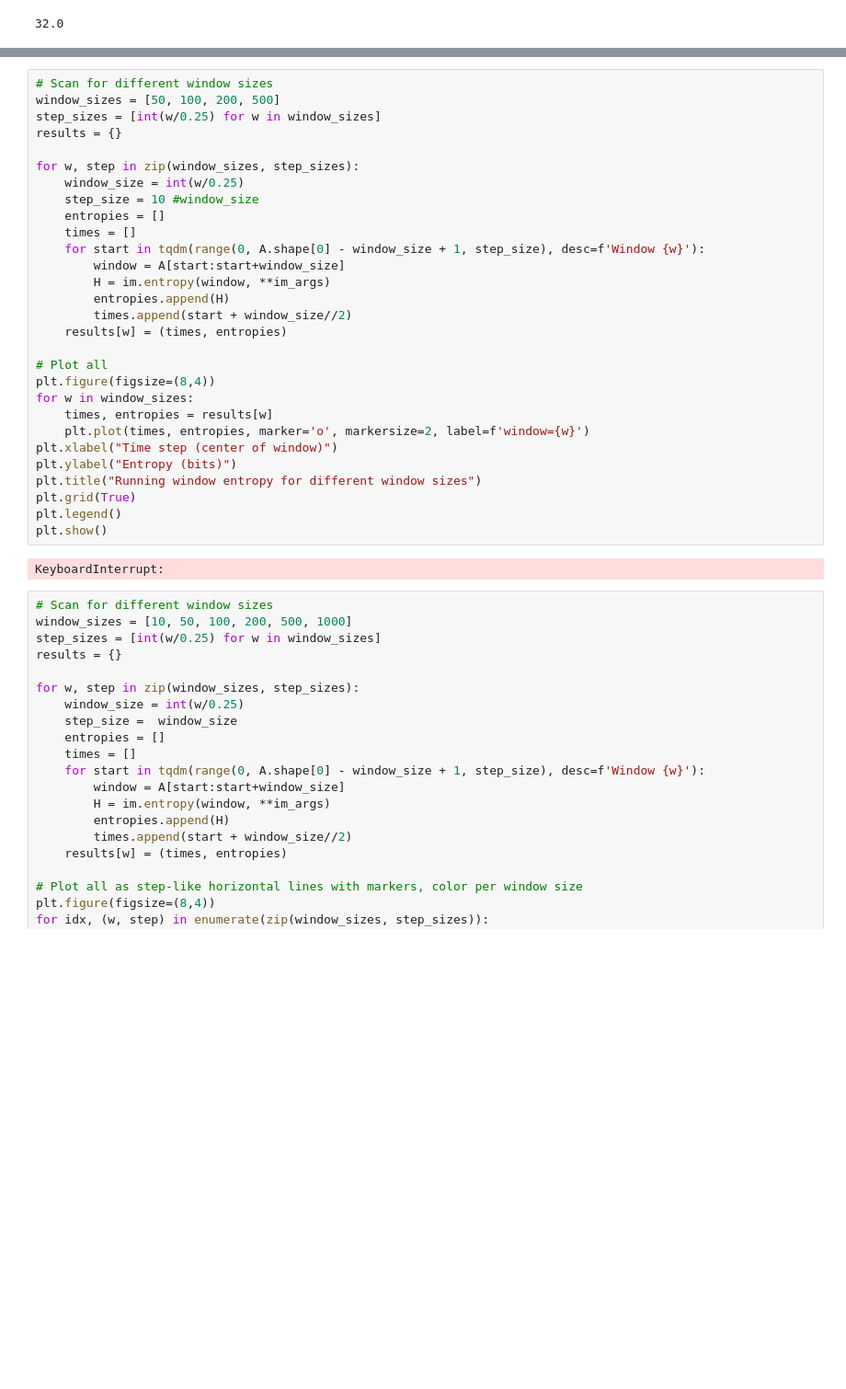
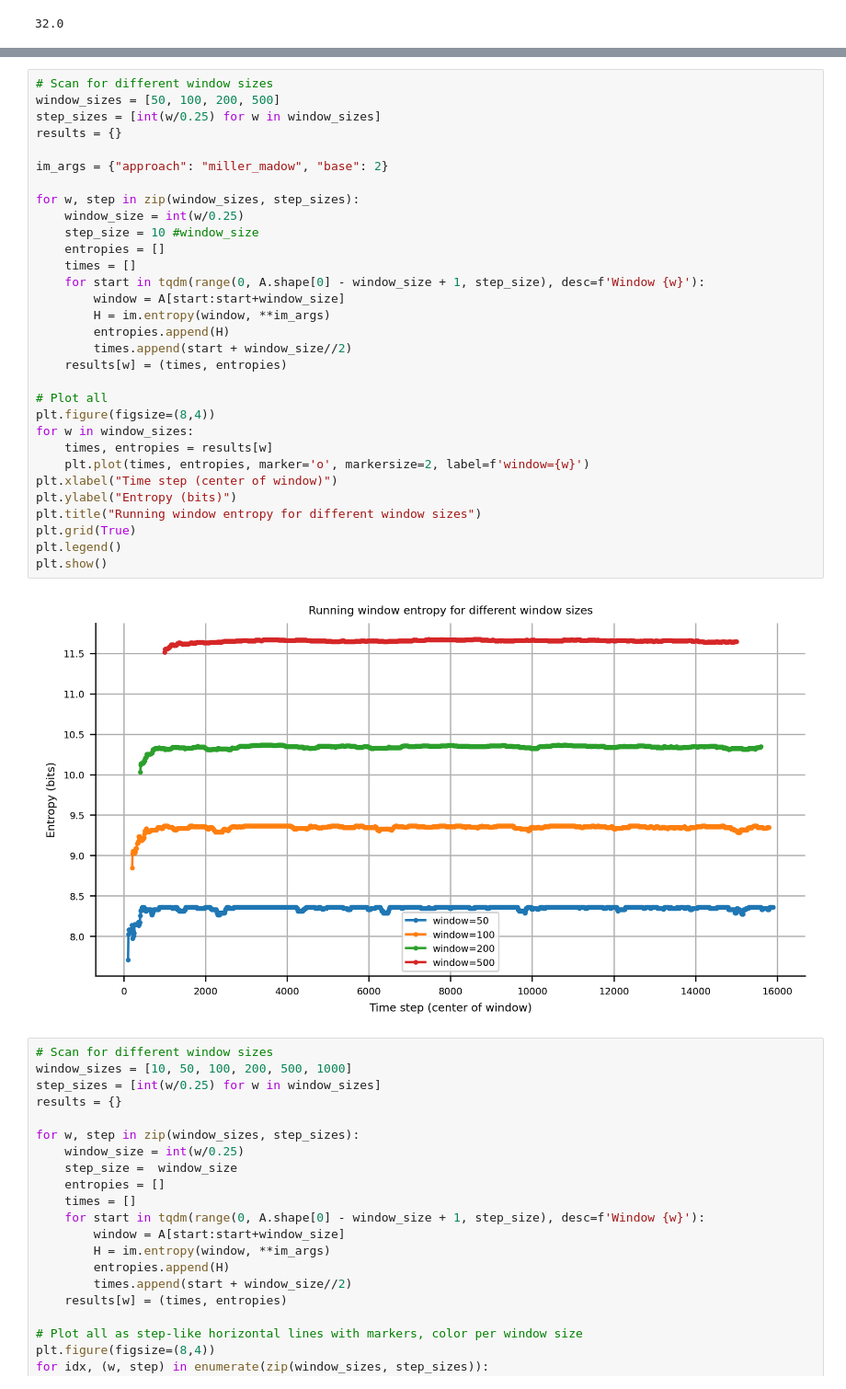
Before and after one commit to mjadiaz/rnjax, a Jupyter notebook: notebooks/resilience_measures.ipynb, the cells around one changed output, grey strips where cells are left out. Shown at 92% size. Cells and saved outputs as stored; diff of their text form; blank space fills up the shorter version.

```diff
--- a/notebooks/resilience_measures.ipynb
+++ b/notebooks/resilience_measures.ipynb
@@ -78,34 +202,36 @@ plt.show()
 # %%
 # Scan for different window sizes
 window_sizes = [50, 100, 200, 500]
 step_sizes = [int(w/0.25) for w in window_sizes]
 results = {}
+
+im_args = {"approach": "miller_madow", "base": 2}
 
 for w, step in zip(window_sizes, step_sizes):
     window_size = int(w/0.25)
     step_size = 10 #window_size
     entropies = []
     times = []
     for start in tqdm(range(0, A.shape[0] - window_size + 1, step_size), desc=f'Window {w}'):
         window = A[start:start+window_size]
         H = im.entropy(window, **im_args)
         entropies.append(H)
         times.append(start + window_size//2)
     results[w] = (times, entropies)
 
 # Plot all
 plt.figure(figsize=(8,4))
 for w in window_sizes:
     times, entropies = results[w]
     plt.plot(times, entropies, marker='o', markersize=2, label=f'window={w}')
 plt.xlabel("Time step (center of window)")
 plt.ylabel("Entropy (bits)")
 plt.title("Running window entropy for different window sizes")
 plt.grid(True)
 plt.legend()
 plt.show()
 # %% [output]
-KeyboardInterrupt:
+[figure, added]
 # %%
 # Scan for different window sizes
 window_sizes = [10, 50, 100, 200, 500, 1000]
```
Also changed, not shown: parts of 14 cells of this notebook, 2 other files.
